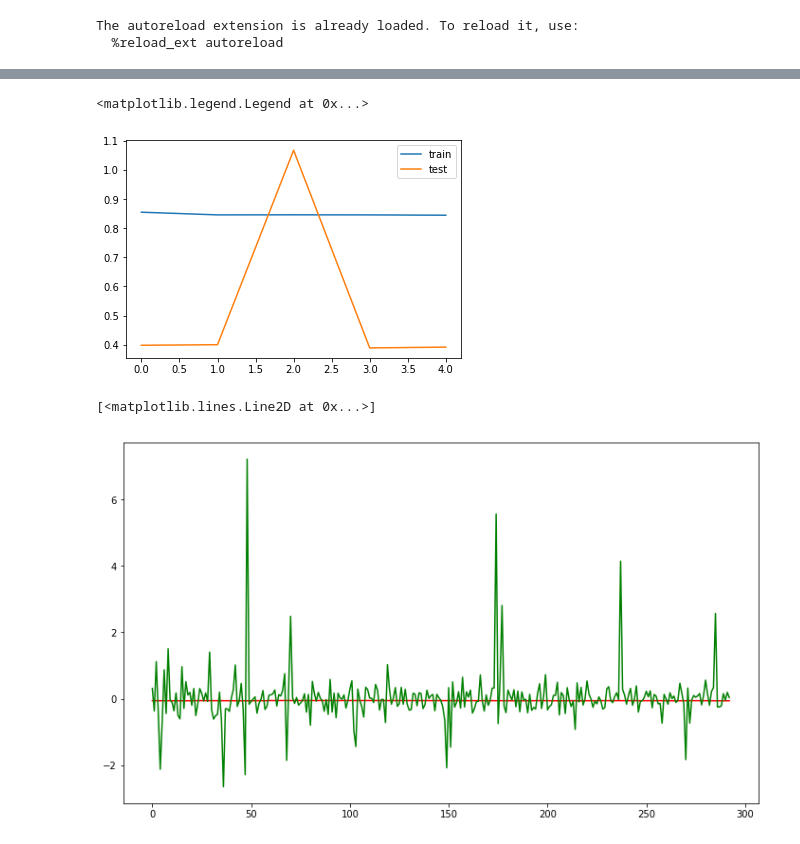
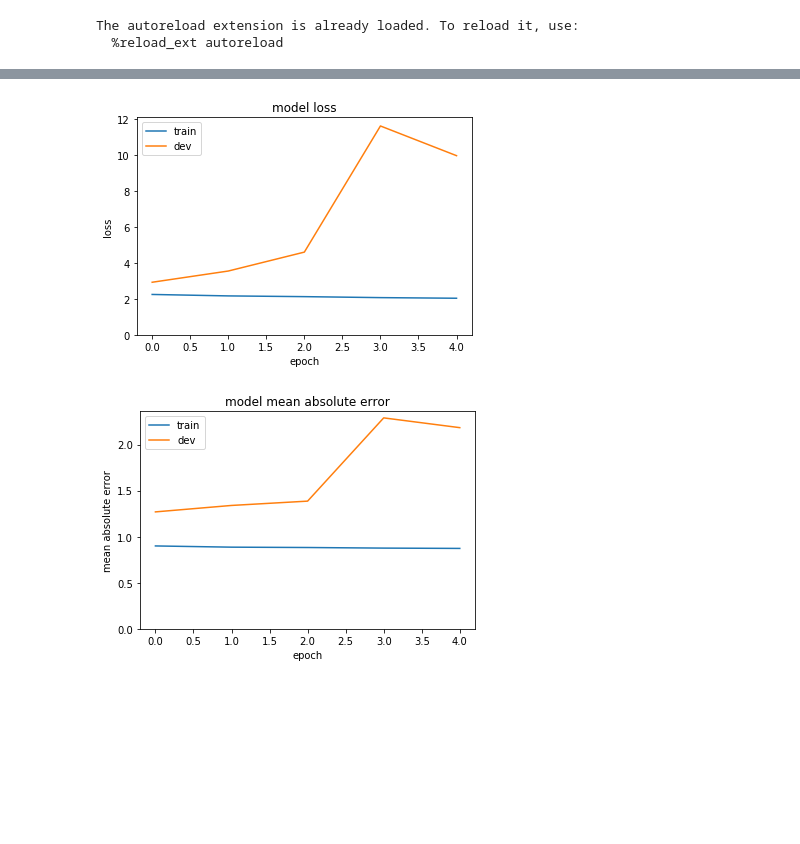
Before and after one commit to daniel-cortez-stevenson/crypto-predict, a Jupyter notebook: notebooks/rnn_model_dev.ipynb, the cells around one changed output, grey strips where cells are left out. Saved outputs shown, nothing was run; the diff lists cells and outputs as text; code cells hidden in the pictures; blank space fills up the shorter version.

```diff
--- a/notebooks/rnn_model_dev.ipynb
+++ b/notebooks/rnn_model_dev.ipynb
@@ -92,3 +99,9 @@ p(X_test_3D.shape)
+# %%
+"""
+Transform the feature data.
+"""
+model_X_train=pipeline.fit_transform(X_train)
+model_X_test=pipeline.fit_transform(X_test)
 # %%
 from keras.layers import Input, LSTM, BatchNormalization, Dense
 from keras import Model
@@ -110,6 +124,6 @@ def lstm_model(input_shape, num_outputs, kernel_init='normal', bias_init='zeros'
     return model
 # %%
-model=lstm_model(X_train_3D.shape[1:], Ty)
+model=lstm_model(model_X_train.shape[1:], Ty)
 model.summary()
 # %% [output]
 _________________________________________________________________
@@ -138,7 +152,7 @@ Set model training parameters.
 """
 epochs = 5
 batch_size = 32
-learning_rate=.01
+learning_rate=.001
 decay_rate = learning_rate / epochs
 
 """
@@ -146,10 +160,10 @@ Compile and fit model.
 """
 model.compile(loss='mse', optimizer=Adam(lr=learning_rate, decay=decay_rate), metrics=['mae'])
 
-fit = model.fit(X_train_3D, Y_train,
+fit = model.fit(model_X_train, Y_train,
                 shuffle=False,
                 epochs=epochs,
                 batch_size=batch_size,
-                validation_data=(X_test_3D, Y_test)
+                validation_data=(model_X_test, Y_test)
                )
 # %% [output]
@@ -167,11 +181,28 @@ Epoch 5/5
-# %%
-"""
-Check out loss from train and dev sets
-"""
-plt.plot(fit.history['loss'], label='train')
-plt.plot(fit.history['val_loss'], label='test')
-plt.legend()
-# %% [output]
-<matplotlib.legend.Legend at 0x...>
-[figure, removed]
+# %%
+"""
+Check out loss from train and dev sets
+"""
+plt.plot(fit.history['loss'], label='train')
+plt.plot(fit.history['val_loss'], label='dev')
+plt.title('model loss')
+plt.ylabel('loss')
+plt.xlabel('epoch')
+plt.ylim([0,None])
+plt.legend()
+plt.show()
+
+"""
+Check out mean absolute error from train and dev sets
+"""
+plt.plot(fit.history['mean_absolute_error'], label='train')
+plt.plot(fit.history['val_mean_absolute_error'], label='dev')
+plt.title('model mean absolute error')
+plt.ylabel('mean absolute error')
+plt.xlabel('epoch')
+plt.ylim([0,None])
+plt.legend()
+plt.show()
+# %% [output]
+[figure, added]
+[figure, added]
 # %%
@@ -180,8 +210,0 @@ backtest=model.predict(X_train_3D)
-# %%
-import matplotlib.pyplot as plt
-fig,ax=plt.subplots(figsize=(12,7))
-plt.plot(prediction, 'r')
-plt.plot(Y_test.values, 'g')
-# %% [output]
-[<matplotlib.lines.Line2D at 0x...>]
-[figure, removed]
```
Also changed, not shown: parts of 13 cells of this notebook, 12 other files.
